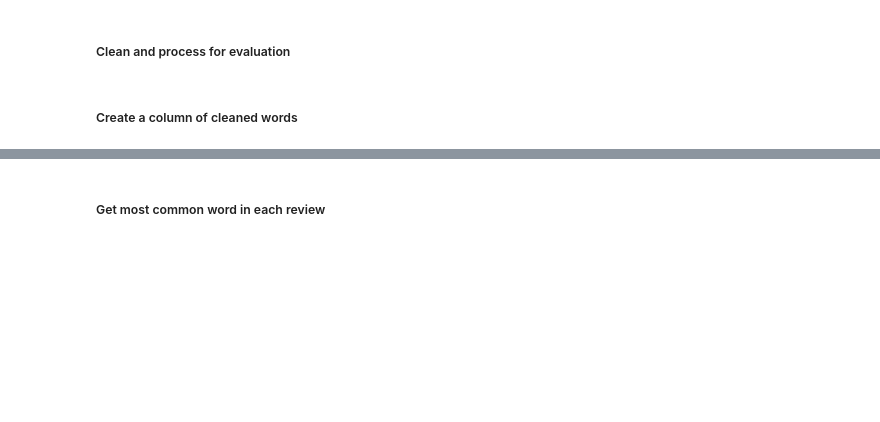
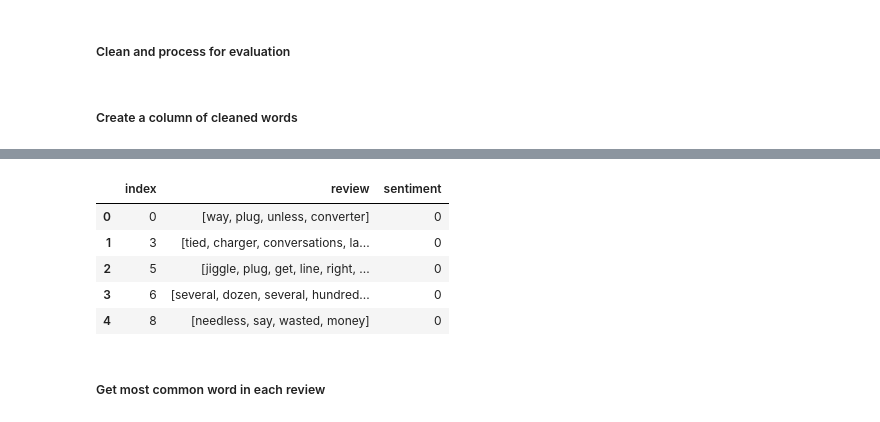
Before and after one commit to cullinap/thinkful, a Jupyter notebook: sentiment_analysis.ipynb, the cells around one changed output, grey strips where cells are left out. Saved outputs shown, nothing was run; the diff lists cells and outputs as text; code cells hidden in the pictures; blank space fills up the shorter version.

```diff
--- a/sentiment_analysis.ipynb
+++ b/sentiment_analysis.ipynb
@@ -76,2 +79,16 @@ positive = amzn_raw[amzn_raw.sentiment == 1].reset_index()
+# %%
+split_reviews = {
+    val: amzn_clean[amzn_clean.sentiment==val].reset_index()
+    for val in amzn_clean.sentiment.unique()
+}
+# %%
+split_reviews[0].head()
+# %% [output]
+|  | index | review | sentiment |
+| 0 | 0 | [way, plug, unless, converter] | 0 |
+| 1 | 3 | [tied, charger, conversations, la... | 0 |
+| 2 | 5 | [jiggle, plug, get, line, right, ... | 0 |
+| 3 | 6 | [several, dozen, several, hundred... | 0 |
+| 4 | 8 | [needless, say, wasted, money] | 0 |
 # %% [markdown]
 ##### Get most common word in each review
```
Also changed, not shown: parts of 47 cells of this notebook, 2 other files.
